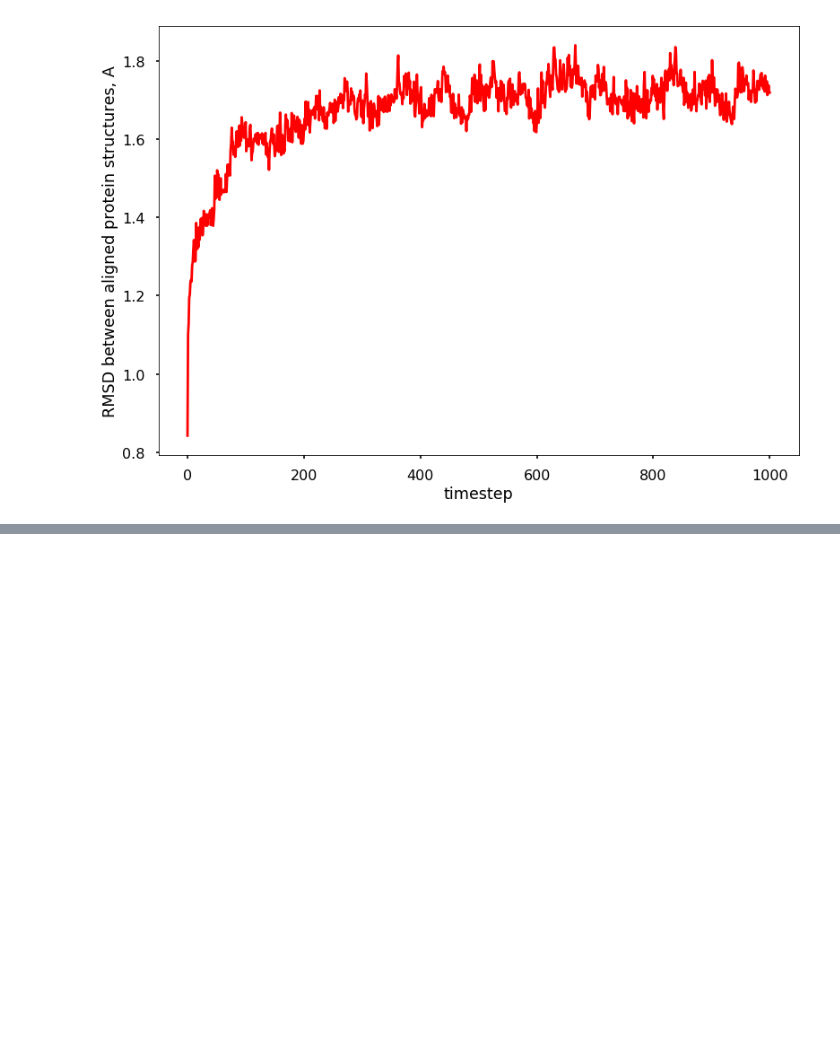
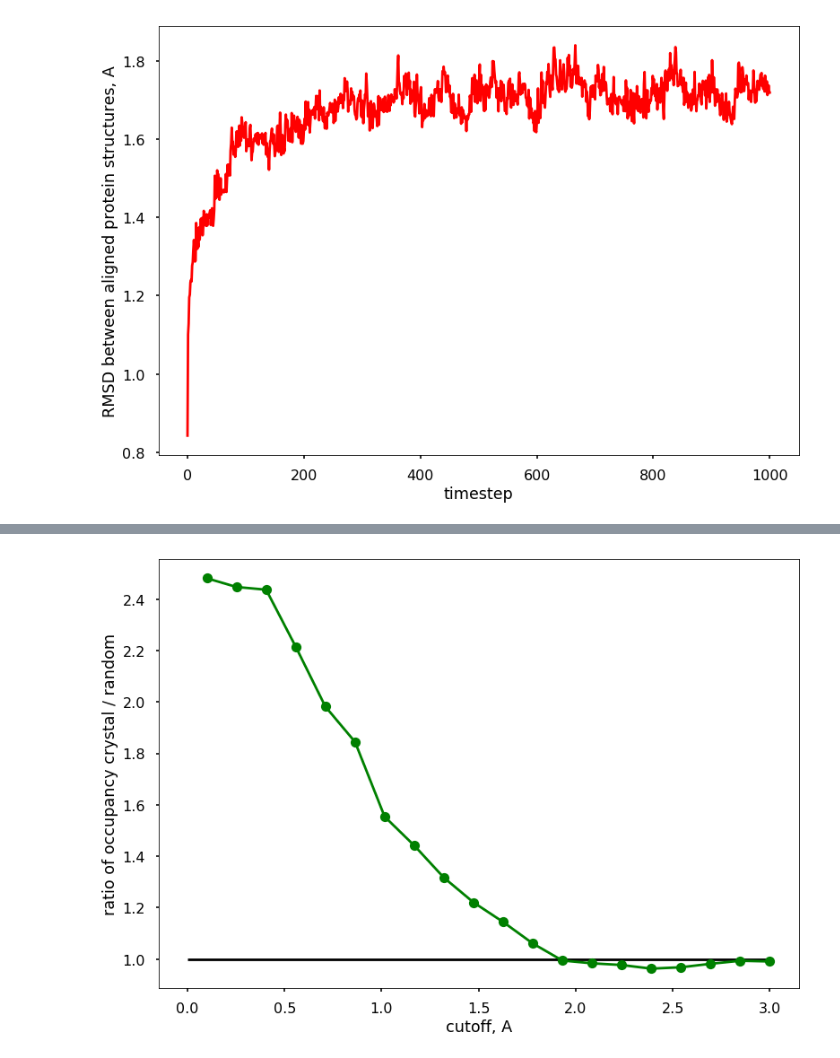
Before and after one commit to klyshko/EFX-project, a Jupyter notebook: crystal_water.ipynb, the cells around one changed output, grey strips where cells are left out. Cells and saved outputs as stored; diff of their text form; code cells hidden in the pictures; blank space fills up the shorter version.

```diff
--- a/crystal_water.ipynb
+++ b/crystal_water.ipynb
@@ -308,3 +345,11 @@ mobile.atoms.write("mobile_on_ref.pdb")
+# %%
+plt.plot(cutoffs, percent_diff, 'go-')
+plt.hlines(1.0, 0, 3.0)
+plt.xlabel('cutoff, A')
+plt.ylabel('ratio of occupancy crystal / random')
+plt.show()
+# %% [output]
+[figure, added]
 # %%
 u0 = md.Universe('../Rama-Crystal-1/NPT/simfiles/init.gro')
 u_berendsen = md.Universe('../Rama-Crystal-1/NPT/BerendsenRun/Berendsen.gro','../Rama-Crystal-1/NPT/BerendsenRun/traj_whole_nojump_center_compact.xtc')
```
Also changed, not shown: parts of 21 cells of this notebook.
